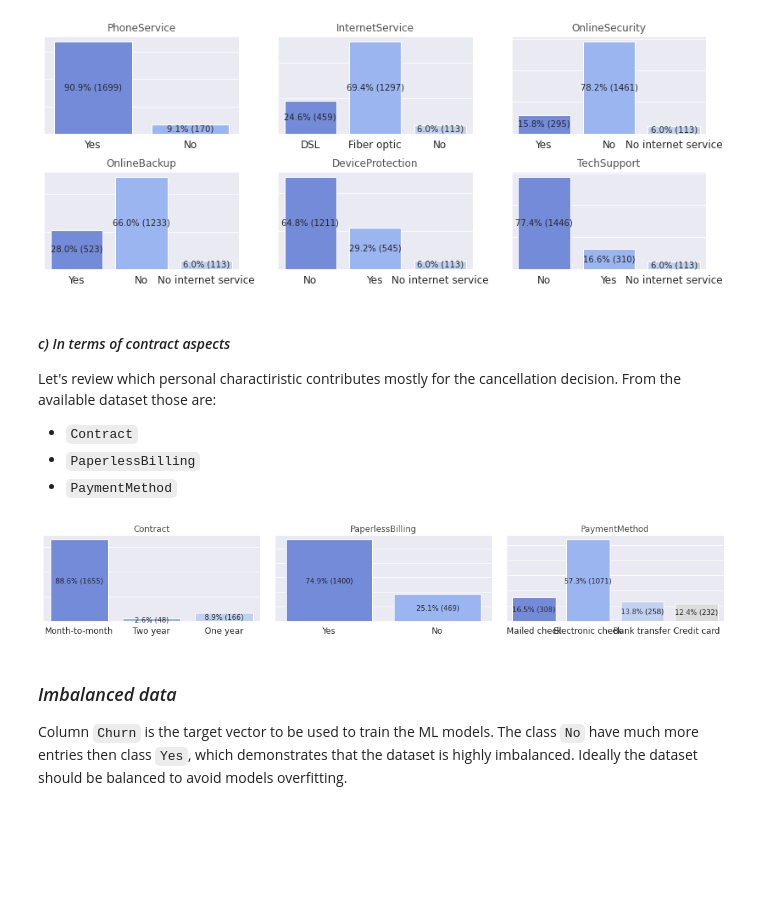
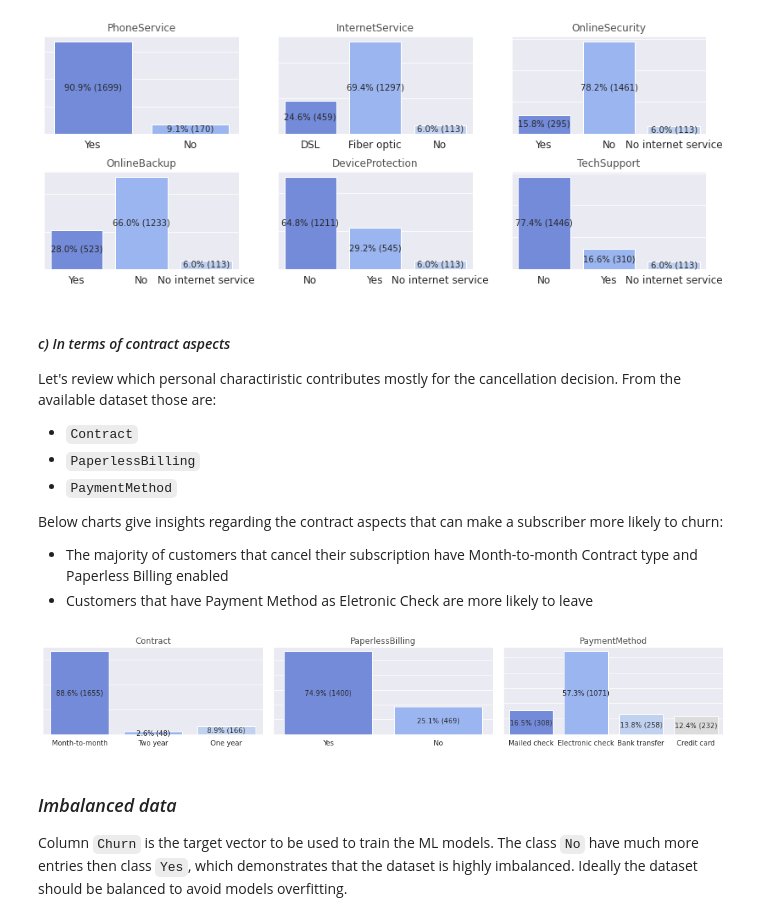
Before and after one commit to RadoBoiii/ds_handson, a Jupyter notebook: Telecom_Churn_Prediction.ipynb, the cells around one changed output. Drawn from its saved outputs; the diff is of its cells as text; code cells hidden in the pictures; blank space fills up the shorter version.

```diff
--- a/Telecom_Churn_Prediction.ipynb
+++ b/Telecom_Churn_Prediction.ipynb
@@ -397,15 +341,13 @@ def displayCountPlot(cat_list, df, rows=1, columns=3, figsize=(14,2.5), export=F
     plt.subplot(rows, columns, idx)
     ax = sns.countplot(x=df[c], data=df, palette=palette)
 
-    plt.xticks(size=12)
+    plt.xticks(size=10)
     plt.xlabel('')
     plt.yticks(size=12)
     plt.ylabel('')
     plt.subplots_adjust(hspace = 0.4)
     ax.tick_params(labelleft=False)
     ax.set_title(c, alpha=0.8)
-
-    #ax.set_xticklabels(ax.get_xticklabels(),rotation=45,ha="right",rotation_mode='anchor')
 
     print_rate(ax, df.shape[0])
 
@@ -414,6 +356,8 @@ def displayCountPlot(cat_list, df, rows=1, columns=3, figsize=(14,2.5), export=F
 
   plt.tight_layout()
   plt.show()
+
+  return fig
 
 def print_rate(ax, total):
   for p in ax.patches:
@@ -482,12 +436,19 @@ Let's review which personal charactiristic contributes mostly for the cancellati
 *	`Contract`
 *	`PaperlessBilling`
 *	`PaymentMethod`
+
+Below charts give insights regarding the contract aspects that can make a subscriber more likely to churn:
+* The majority of customers that cancel their subscription have
+Month-to-month Contract type and Paperless Billing enabled
+* Customers that have Payment Method as Eletronic Check are more likely to leave
 # %%
 df_churn['PaymentMethod'] = df_churn['PaymentMethod'].str.replace('(automatic)', '').str.replace('(', '').str.replace(')', '').str.strip()
 
-displayCountPlot(contract_attributes, df_churn, rows=1, columns=3)
+fig = displayCountPlot(contract_attributes, df_churn, rows=1, columns=3)
+
+fig.savefig("contract.png", dpi=600)
 # %% [output]
-[figure, old version]
+[figure, new version]
 # %% [markdown]
 ### *Imbalanced data*
 
```
Also changed, not shown: parts of 18 cells of this notebook.
